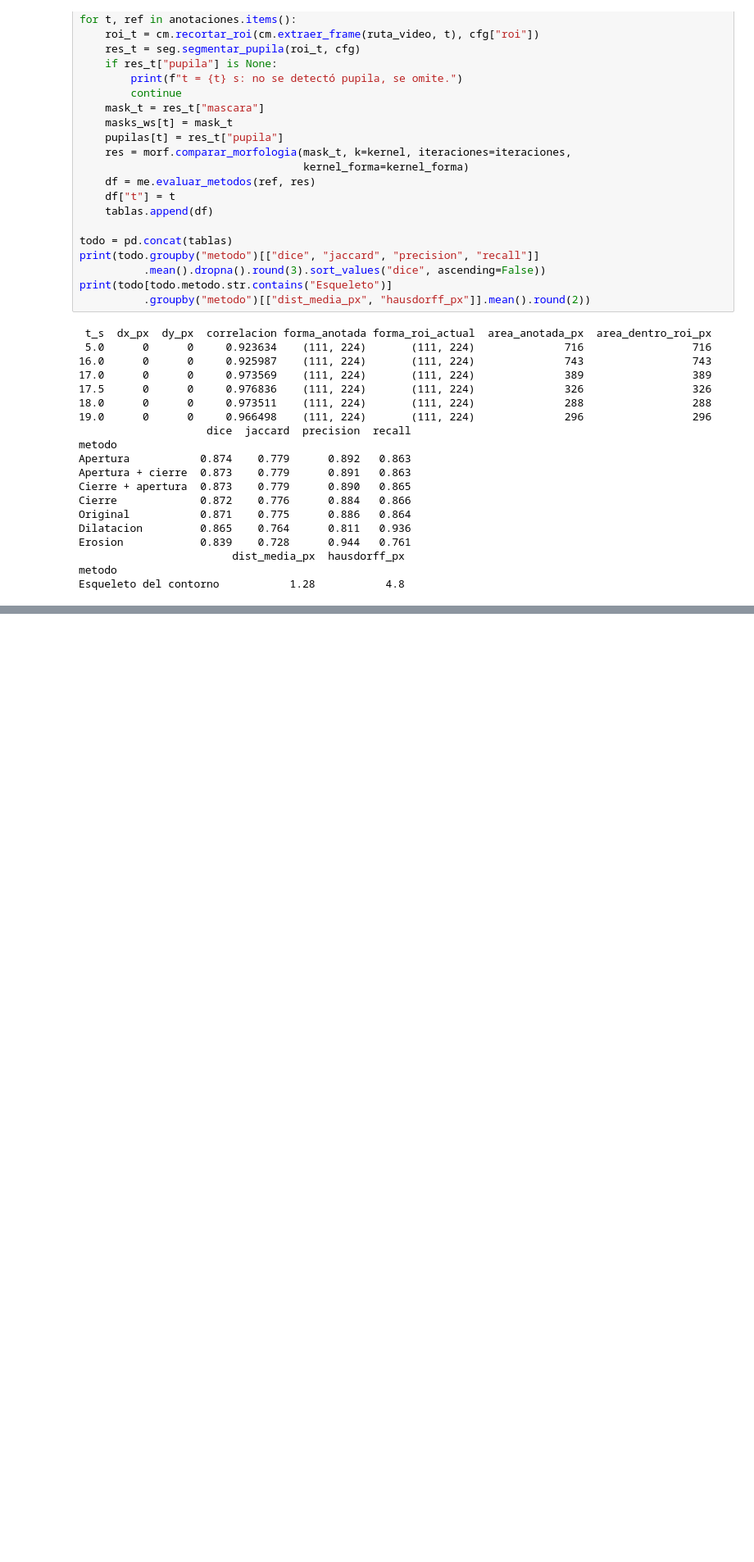
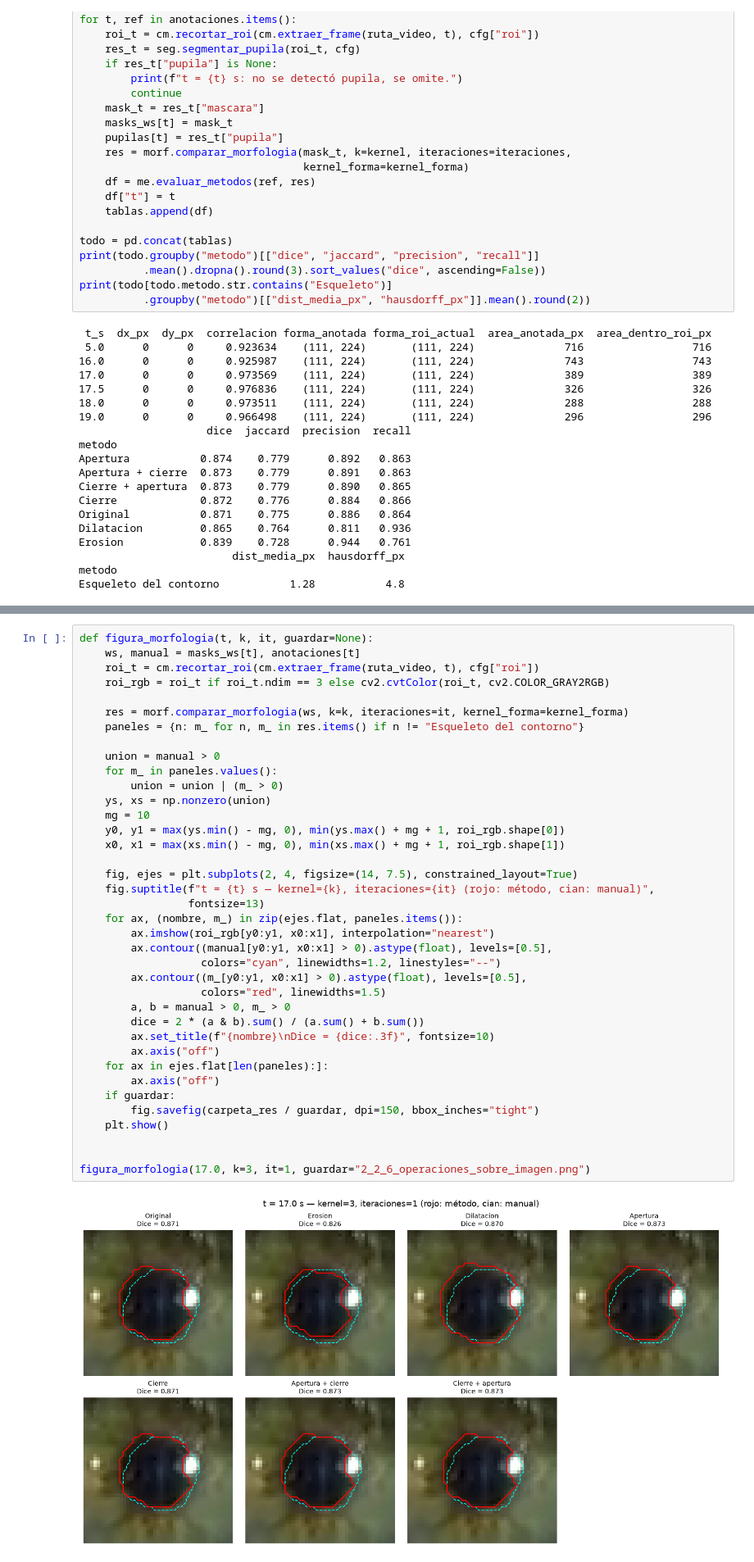
Before and after one commit to suthurralt/Guia-de-imagenes-biomedicas-G9-PSIB, a Jupyter notebook: notebooks/02_2_morfologia.ipynb, the cells around one changed output, grey strips where cells are left out. Shown at 82% size. Cells and saved outputs as stored; diff of their text form; blank space fills up the shorter version.

Commit message:
Cambios sobre morfologia + correciones sobre compresión hasta 2 inclusive

```diff
--- a/notebooks/02_2_morfologia.ipynb
+++ b/notebooks/02_2_morfologia.ipynb
@@ -285,3 +286,43 @@ A priori, la apertura parece ser la operación morfológica más adecuada, ya qu
+# %%
+def figura_morfologia(t, k, it, guardar=None):
+    ws, manual = masks_ws[t], anotaciones[t]
+    roi_t = cm.recortar_roi(cm.extraer_frame(ruta_video, t), cfg["roi"])
+    roi_rgb = roi_t if roi_t.ndim == 3 else cv2.cvtColor(roi_t, cv2.COLOR_GRAY2RGB)
+
+    res = morf.comparar_morfologia(ws, k=k, iteraciones=it, kernel_forma=kernel_forma)
+    paneles = {n: m_ for n, m_ in res.items() if n != "Esqueleto del contorno"}
+
+    union = manual > 0
+    for m_ in paneles.values():
+        union = union | (m_ > 0)
+    ys, xs = np.nonzero(union)
+    mg = 10
+    y0, y1 = max(ys.min() - mg, 0), min(ys.max() + mg + 1, roi_rgb.shape[0])
+    x0, x1 = max(xs.min() - mg, 0), min(xs.max() + mg + 1, roi_rgb.shape[1])
+
+    fig, ejes = plt.subplots(2, 4, figsize=(14, 7.5), constrained_layout=True)
+    fig.suptitle(f"t = {t} s — kernel={k}, iteraciones={it} (rojo: método, cian: manual)",
+                 fontsize=13)
+    for ax, (nombre, m_) in zip(ejes.flat, paneles.items()):
+        ax.imshow(roi_rgb[y0:y1, x0:x1], interpolation="nearest")
+        ax.contour((manual[y0:y1, x0:x1] > 0).astype(float), levels=[0.5],
+                   colors="cyan", linewidths=1.2, linestyles="--")
+        ax.contour((m_[y0:y1, x0:x1] > 0).astype(float), levels=[0.5],
+                   colors="red", linewidths=1.5)
+        a, b = manual > 0, m_ > 0
+        dice = 2 * (a & b).sum() / (a.sum() + b.sum())
+        ax.set_title(f"{nombre}\nDice = {dice:.3f}", fontsize=10)
+        ax.axis("off")
+    for ax in ejes.flat[len(paneles):]:
+        ax.axis("off")
+    if guardar:
+        fig.savefig(carpeta_res / guardar, dpi=150, bbox_inches="tight")
+    plt.show()
+
+
+figura_morfologia(17.0, k=3, it=1, guardar="2_2_6_operaciones_sobre_imagen.png")
+# %% [output]
+[figure, added]
 # %% [markdown]
 ## 7. Barrido de parámetros
 
```
Also changed, not shown: parts of 15 cells of this notebook, 14 other files.
